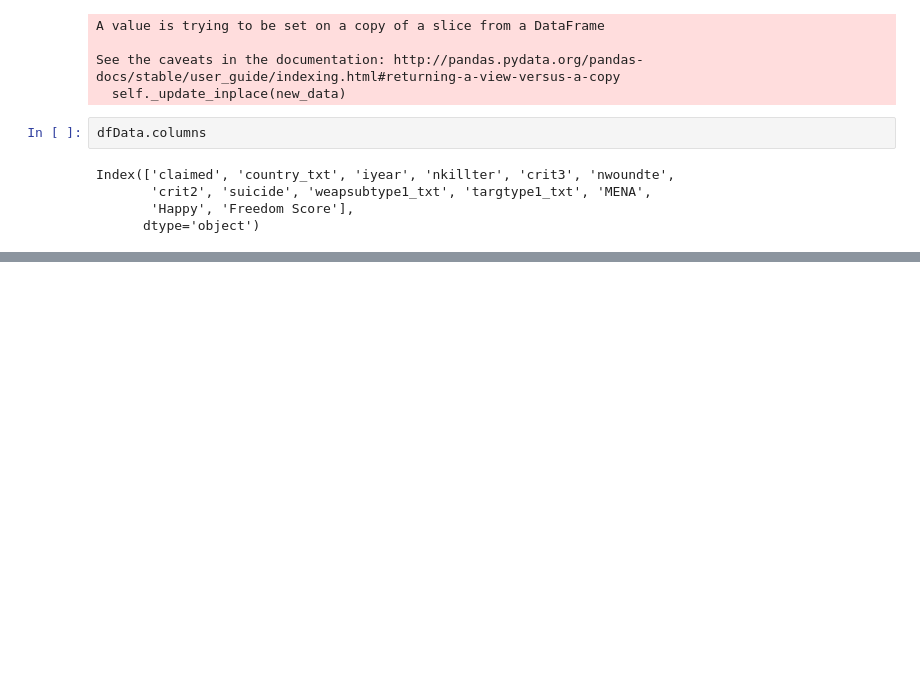
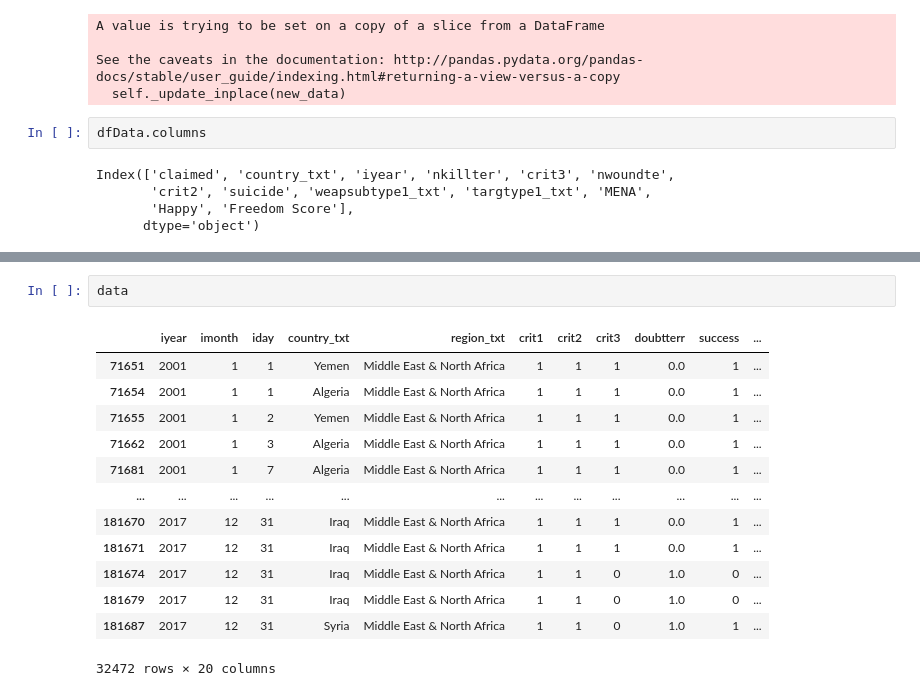
Before and after one commit to aghapygad336/MENA, a Jupyter notebook: MENA.ipynb, the cells around one changed output, grey strips where cells are left out. Saved outputs shown, nothing was run; the diff lists cells and outputs as text; blank space fills up the shorter version.

```diff
--- a/MENA.ipynb
+++ b/MENA.ipynb
@@ -246,0 +247,16 @@ print(data.shape)
+# %%
+data
+# %% [output]
+|  | iyear | imonth | iday | country_txt | region_txt | crit1 | crit2 | crit3 | doubtterr | success | ... |
+| 71651 | 2001 | 1 | 1 | Yemen | Middle East & North Africa | 1 | 1 | 1 | 0.0 | 1 | ... |
+| 71654 | 2001 | 1 | 1 | Algeria | Middle East & North Africa | 1 | 1 | 1 | 0.0 | 1 | ... |
+| 71655 | 2001 | 1 | 2 | Yemen | Middle East & North Africa | 1 | 1 | 1 | 0.0 | 1 | ... |
+| 71662 | 2001 | 1 | 3 | Algeria | Middle East & North Africa | 1 | 1 | 1 | 0.0 | 1 | ... |
+| 71681 | 2001 | 1 | 7 | Algeria | Middle East & North Africa | 1 | 1 | 1 | 0.0 | 1 | ... |
+| ... | ... | ... | ... | ... | ... | ... | ... | ... | ... | ... | ... |
+| 181670 | 2017 | 12 | 31 | Iraq | Middle East & North Africa | 1 | 1 | 1 | 0.0 | 1 | ... |
+| 181671 | 2017 | 12 | 31 | Iraq | Middle East & North Africa | 1 | 1 | 1 | 0.0 | 1 | ... |
+| 181674 | 2017 | 12 | 31 | Iraq | Middle East & North Africa | 1 | 1 | 0 | 1.0 | 0 | ... |
+| 181679 | 2017 | 12 | 31 | Iraq | Middle East & North Africa | 1 | 1 | 0 | 1.0 | 0 | ... |
+| 181687 | 2017 | 12 | 31 | Syria | Middle East & North Africa | 1 | 1 | 0 | 1.0 | 1 | ... |
+32472 rows × 20 columns
```
Also changed, not shown: parts of 2 cells of this notebook.
